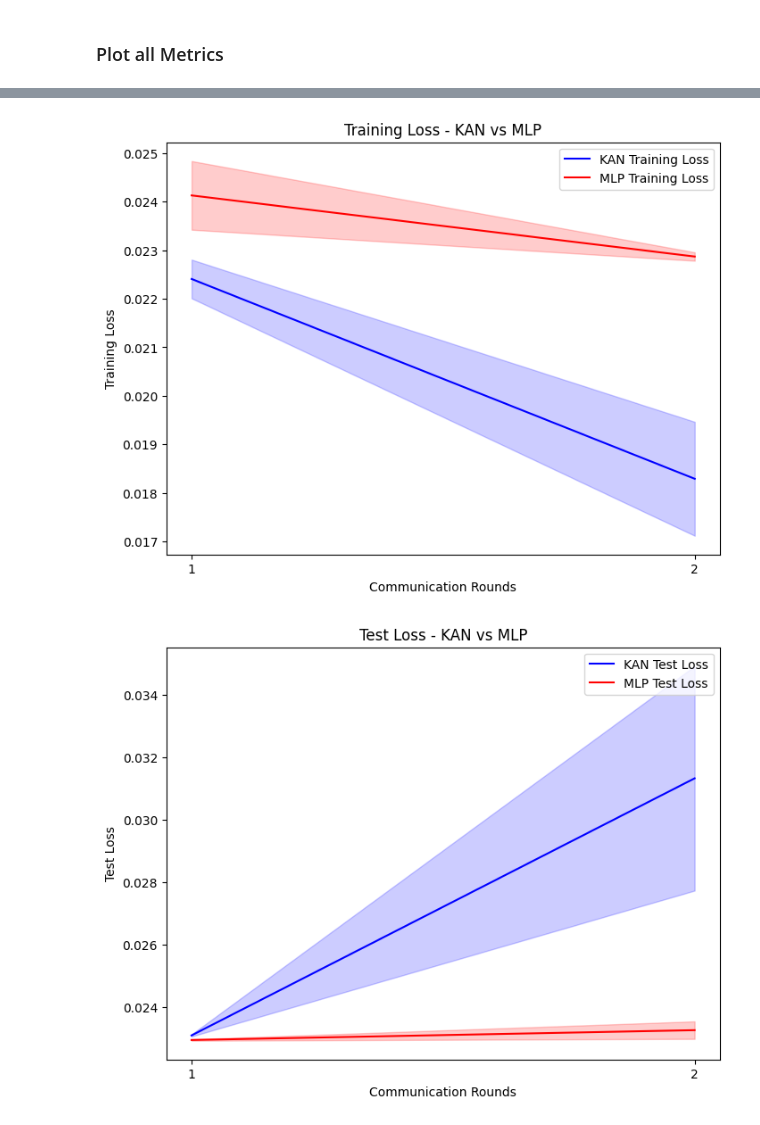
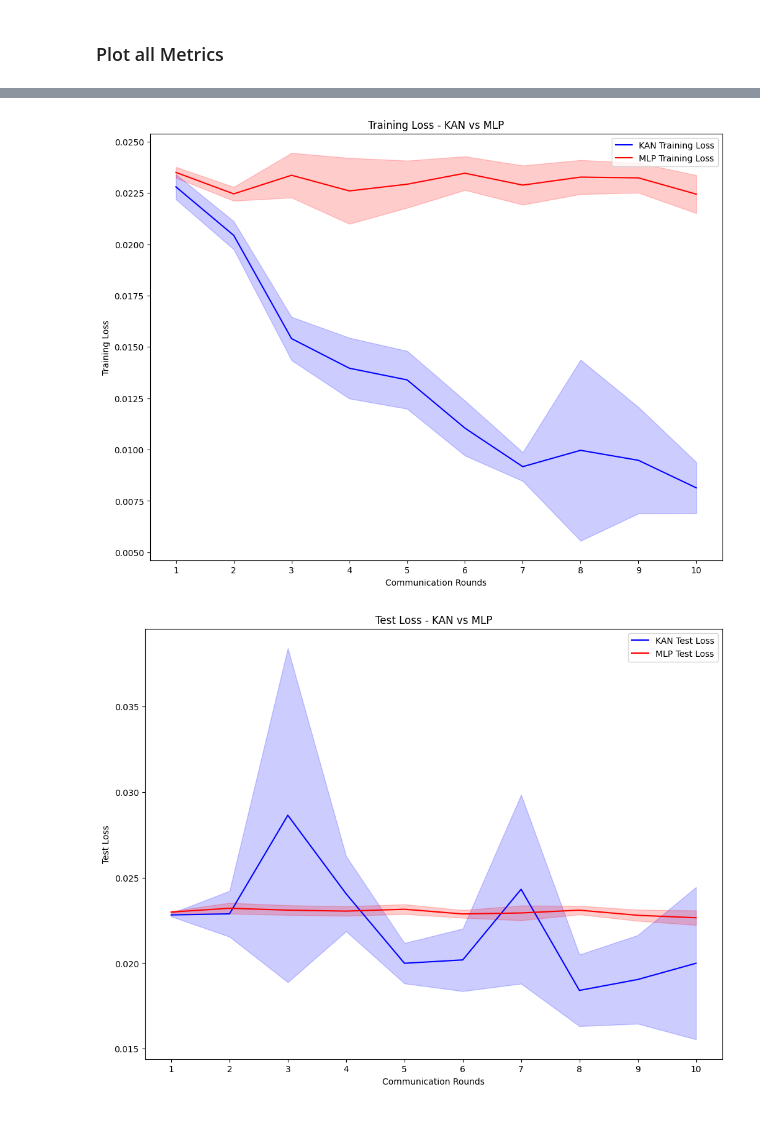
Before and after one commit to artsasse/fedkan, a Jupyter notebook: Flower_MNIST_MLP.ipynb, the cells around one changed output, grey strips where cells are left out. Drawn from its saved outputs; the diff is of its cells as text; code cells hidden in the pictures.

Commit message:
+ aggregating metrics from 6 executions

```diff
--- a/Flower_MNIST_MLP.ipynb
+++ b/Flower_MNIST_MLP.ipynb
@@ -10,14 +10,14 @@ This notebook is based mainly on the Flower Tutorial "Use a federated learning s
 NUM_PARTITIONS = 100
 BATCH_SIZE = 100
 LOCAL_EPOCHS = 1
-FRACTION_CLIENTS = 0.05
-COMM_ROUNDS = 2
+FRACTION_CLIENTS = 0.1
+COMM_ROUNDS = 10
 NET_TYPE = "kan"
 LEARNING_RATE = 0.1
 MOMENTUM = 0.9
 HISTORY = {}
 TRY_DEVICE = "cpu"
-SEED = 4
+SEED = 12
 # %% [markdown]
 ## Dependencies
 # %%
@@ -593,18 +624,21 @@ def aggregate_data(data_list):
     test_accuracies = []
     train_losses = []
     test_losses = []
+    execution_times = []
 
     for data in data_list:
         train_accuracies.append([acc for acc in data['train_accuracy'][1:]])  # Skip the first element
         test_accuracies.append([acc[0] for acc in data['test_accuracy'][1:]])  # Skip the first element
         train_losses.append([loss for loss in data['train_loss'][1:]])  # Skip the first element
         test_losses.append([loss[0] for loss in data['test_loss'][1:]])  # Skip the first element
+        execution_times.append(data['execution_time'])
 
     # Convert lists to numpy arrays for easier aggregation
     train_accuracies = np.array(train_accuracies)
     test_accuracies = np.array(test_accuracies)
     train_losses = np.array(train_losses)
     test_losses = np.array(test_losses)
+    execution_times = np.array(execution_times)
 
     # Calculate means and standard deviations
     train_acc_mean = np.mean(train_accuracies, axis=0)
@@ -619,7 +653,10 @@ def aggregate_data(data_list):
     test_loss_mean = np.mean(test_losses, axis=0)
     test_loss_std = np.std(test_losses, axis=0)
 
-    return train_acc_mean, train_acc_std, test_acc_mean, test_acc_std, train_loss_mean, train_loss_std, test_loss_mean, test_loss_std
+    execution_time_mean = np.mean(execution_times)
+    execution_time_std = np.std(execution_times)
+
+    return train_acc_mean, train_acc_std, test_acc_mean, test_acc_std, train_loss_mean, train_loss_std, test_loss_mean, test_loss_std, execution_time_mean, execution_time_std
 
 # Aggregate data for 'kan' and 'mlp'
 kan_results = aggregate_data(kan_data)
@@ -634,7 +671,7 @@ comm_rounds = list(range(1, len(kan_results[0]) + 1))
 # %% [markdown]
 ### Plot all Metrics
 # %%
-figsize=(8, 6)
+figsize=(12, 9)
 
 # Plot Training Accuracy with error bands for 'kan' and 'mlp'
 plt.figure(figsize=figsize)
@@ -695,2 +732,2 @@ plt.show()
-[figure, old version]
+[figure, new version]
-[figure, old version]
+[figure, new version]
```
Also changed, not shown: parts of 7 cells of this notebook.
